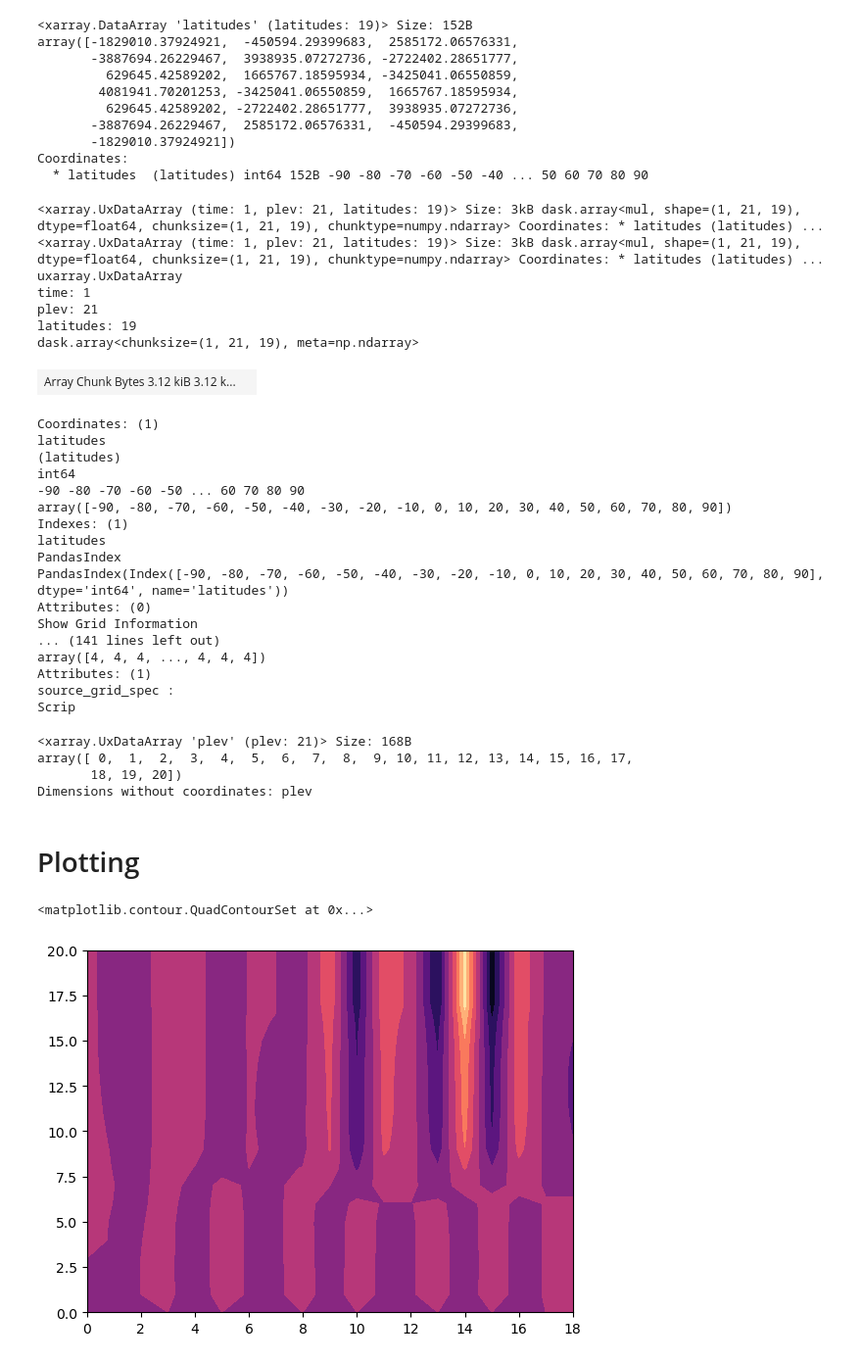
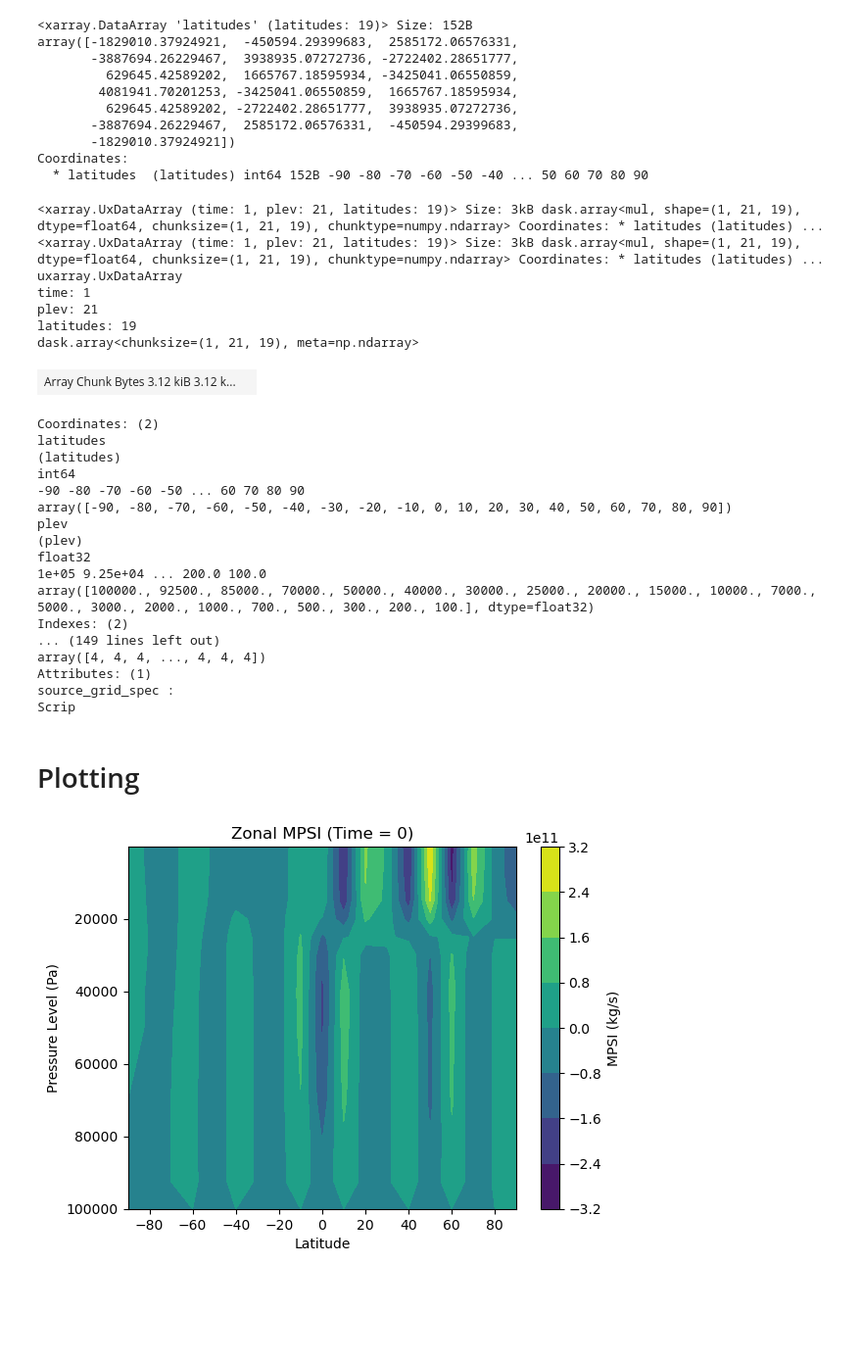
Before and after one commit to NCAR/geocat-scratch, a Jupyter notebook: uxarray_zonal_mpsi/zonal_mpsi_3.ipynb, the cells around one changed output. Shown: that part at 98% size. Cells and saved outputs as stored; diff of their text form; code cells hidden in the pictures; blank space fills up the shorter version.

Commit message:
plot

```diff
--- a/uxarray_zonal_mpsi/zonal_mpsi_3.ipynb
+++ b/uxarray_zonal_mpsi/zonal_mpsi_3.ipynb
@@ -187,0 +196,3 @@ ux_v_zonal.isel(time=0, plev=10).plot.line()
+# %%
+ux_v_zonal['plev'] = ux_ipress.plev
+ux_v_zonal
@@ -237,6 +275,10 @@ array([[[5.00000000e-01, 1.00000000e+00, 1.00000000e+00, 1.00000000e+00,
 da_dp_zonal = xr.DataArray(
     np_dp_zonal,
     dims=["time", "latitudes", "plev"],
+    coords={
+        "plev": ux_v_zonal.plev,
+        "latitudes": ux_v_zonal.latitudes
+        },
     name="delta_pressure"
 )
 ux_dp_zonal = ux.UxDataArray(da_dp_zonal, uxgrid=uxds.uxgrid)
@@ -305,34 +339,37 @@ plev: 21
 latitudes: 19
 dask.array<chunksize=(1, 21, 19), meta=np.ndarray>
 | Array Chunk Bytes 3.12 kiB 3.12 k... |  |
-Coordinates: (1)
+Coordinates: (2)
 latitudes
 (latitudes)
 int64
 -90 -80 -70 -60 -50 ... 60 70 80 90
 array([-90, -80, -70, -60, -50, -40, -30, -20, -10, 0, 10, 20, 30, 40, 50, 60, 70, 80, 90])
-Indexes: (1)
-latitudes
-PandasIndex
-PandasIndex(Index([-90, -80, -70, -60, -50, -40, -30, -20, -10, 0, 10, 20, 30, 40, 50, 60, 70, 80, 90], dtype='int64', name='latitudes'))
-Attributes: (0)
-Show Grid Information
-... (141 lines left out)
+plev
+(plev)
+float32
+1e+05 9.25e+04 ... 200.0 100.0
+array([100000., 92500., 85000., 70000., 50000., 40000., 30000., 25000., 20000., 15000., 10000., 7000., 5000., 3000., 2000., 1000., 700., 500., 300., 200., 100.], dtype=float32)
+Indexes: (2)
+... (149 lines left out)
 array([4, 4, 4, ..., 4, 4, 4])
 Attributes: (1)
 source_grid_spec :
 Scrip
-# %%
-ux_mpsi.plev
-# %% [output]
-<xarray.UxDataArray 'plev' (plev: 21)> Size: 168B
-array([ 0,  1,  2,  3,  4,  5,  6,  7,  8,  9, 10, 11, 12, 13, 14, 15, 16, 17,
-       18, 19, 20])
-Dimensions without coordinates: plev
 # %% [markdown]
 # Plotting
-# %%
-plt.contourf(ux_mpsi.isel(time=0),cmap='magma')
-# %% [output]
-<matplotlib.contour.QuadContourSet at 0x...>
-[figure, removed]
+# %%
+mpsi0 = ux_mpsi.isel(time=0)
+plt.contourf(
+    mpsi0['latitudes'],
+    mpsi0['plev'],
+    mpsi0
+)
+plt.xlabel("Latitude")
+plt.ylabel("Pressure Level (Pa)")
+plt.gca().invert_yaxis()
+plt.colorbar(label="MPSI (kg/s)")
+plt.title("Zonal MPSI (Time = 0)")
+plt.show()
+# %% [output]
+[figure, added]
```
Also changed, not shown: parts of 9 cells of this notebook.
